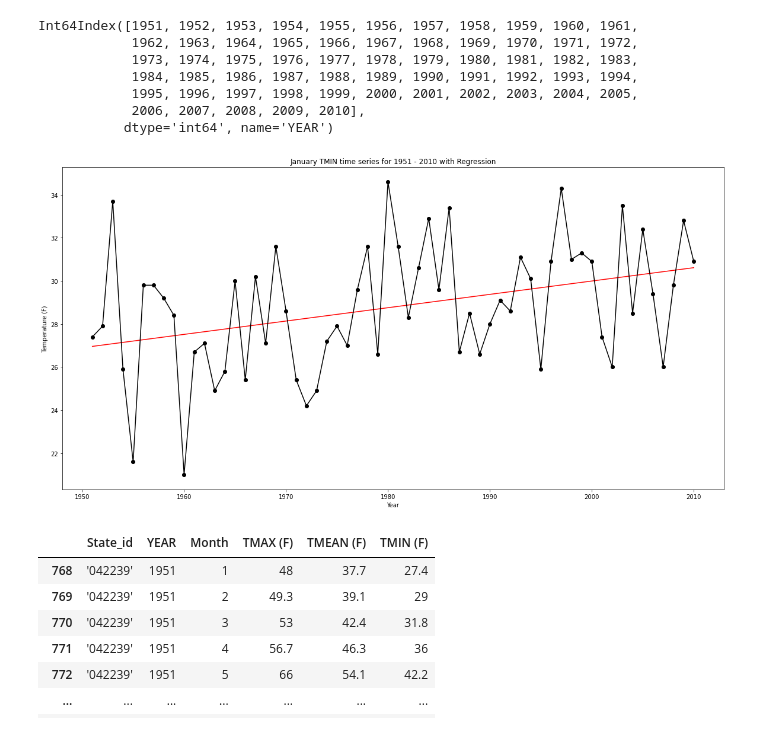
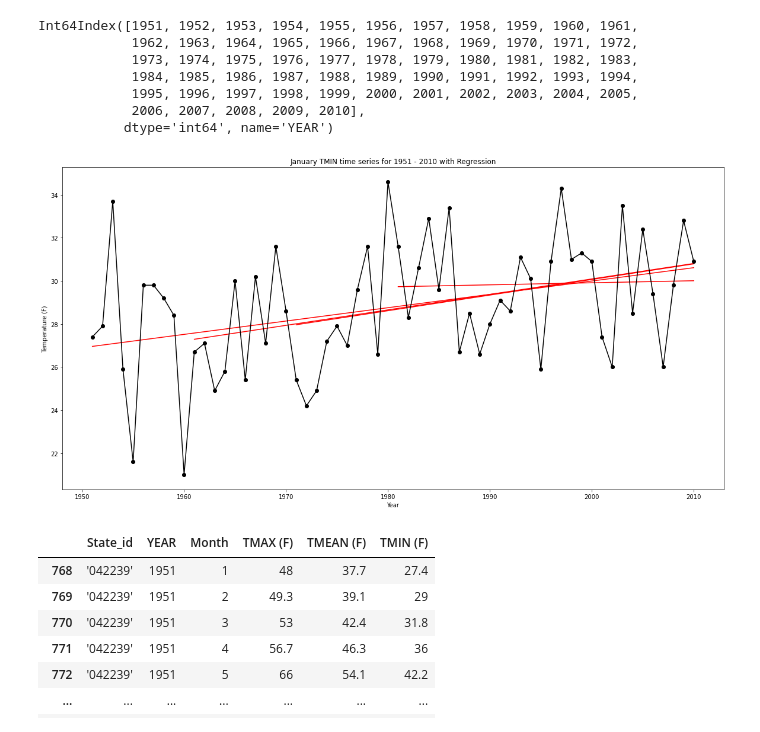
Before and after one commit to jordan-gilmartin/cuyamaca-climatology-analysis, a Jupyter notebook: cuyamaca-climatology-analysis.ipynb, the cells around one changed output. Cells and saved outputs as stored; diff of their text form; code cells hidden in the pictures.

Commit message:
add extra regressions to Jan TMIN time series 1951 - 2010

```diff
--- a/cuyamaca-climatology-analysis.ipynb
+++ b/cuyamaca-climatology-analysis.ipynb
@@ -293,0 +282,11 @@ pivot_tmin_fiftyone
+# %%
+# creating pivot tables for all four time ranges ranges 2.7a and b
+pivot_tmin_fiftyone = fiftyone.pivot_table(values='TMIN (F)', index='YEAR', columns='Month')
+
+pivot_tmin_sixtyone = sixtyone.pivot_table(values='TMIN (F)', index='YEAR', columns='Month')
+
+pivot_tmin_seventyone = seventyone.pivot_table(values='TMIN (F)', index='YEAR', columns='Month')
+
+pivot_tmin_eightyone = eightyone.pivot_table(values='TMIN (F)', index='YEAR', columns='Month')
+
+pivot_tmin_fiftyone
@@ -322,25 +340,53 @@ Int64Index([1951, 1952, 1953, 1954, 1955, 1956, 1957, 1958, 1959, 1960, 1961,
             2006, 2007, 2008, 2009, 2010],
            dtype='int64', name='YEAR')
 # %%
-# plotting January TMIN time series for 1951 to 2010 - 2.7a
-
+# 2.7a and b - P.D. Jones plot with regression 1880 - 2015
+# Sourced from Global Monthly and Annual Temperature Anomalies (degrees C), 1850-2015
+# (Relative to the 1961-1990 Mean)
 from sklearn.linear_model import LinearRegression
 
+# 2.7a and bi
 t = np.linspace(1951, 2010, 60)
 T = pivot_tmin_fiftyone[1]
 lm = LinearRegression()
 lm.fit(t.reshape(-1,1), T)
 predictions = lm.predict(t.reshape(-1, 1))
 
+# 2.7bii
+pdj2 = np.linspace(1961, 2010, 50)
+PDJ2 = pivot_tmin_sixtyone[1]
+lm = LinearRegression()
+lm.fit(pdj2.reshape(-1,1), PDJ2)
+predictions_pdj2 = lm.predict(pdj2.reshape(-1, 1))
+
+# 2.7biii
+pdj3 = np.linspace(1971, 2010, 40)
+PDJ3 = pivot_tmin_seventyone[1]
+lm = LinearRegression()
+lm.fit(pdj3.reshape(-1,1), PDJ3)
+predictions_pdj3 = lm.predict(pdj3.reshape(-1, 1))
+
+# 2.7biv
+pdj4 = np.linspace(1981, 2010, 30)
+PDJ4 = pivot_tmin_eightyone[1]
+lm = LinearRegression()
+lm.fit(pdj4.reshape(-1,1), PDJ4)
+predictions_pdj4 = lm.predict(pdj4.reshape(-1, 1))
+
+
+
 plt.figure(figsize=(20,10))
 plt.plot(t, predictions, '-r')
+plt.plot(pdj2, predictions_pdj2, '-r') #adding regression of 1961 - 2010
+plt.plot(pdj3, predictions_pdj3, '-r') #adding regression of 1971 - 2010
+plt.plot(pdj4, predictions_pdj4, '-r') #adding regression of 1981 - 2010
 plt.plot(t,T,"-o", color="black")
 plt.title("January TMIN time series for 1951 - 2010 with Regression")
 plt.xlabel("Year")
 plt.ylabel("Temperature (F)")
 plt.show()
 # %% [output]
-[figure, old version]
+[figure, new version]
 # %%
 # Adding linear regression for 1951 to 2010 - 2.7b(i)
 fiftyone = climate_redux.loc[(climate_redux.YEAR > 1950) & (climate_redux.YEAR < 2011), :]
```
Also changed, not shown: parts of 4 cells of this notebook.
